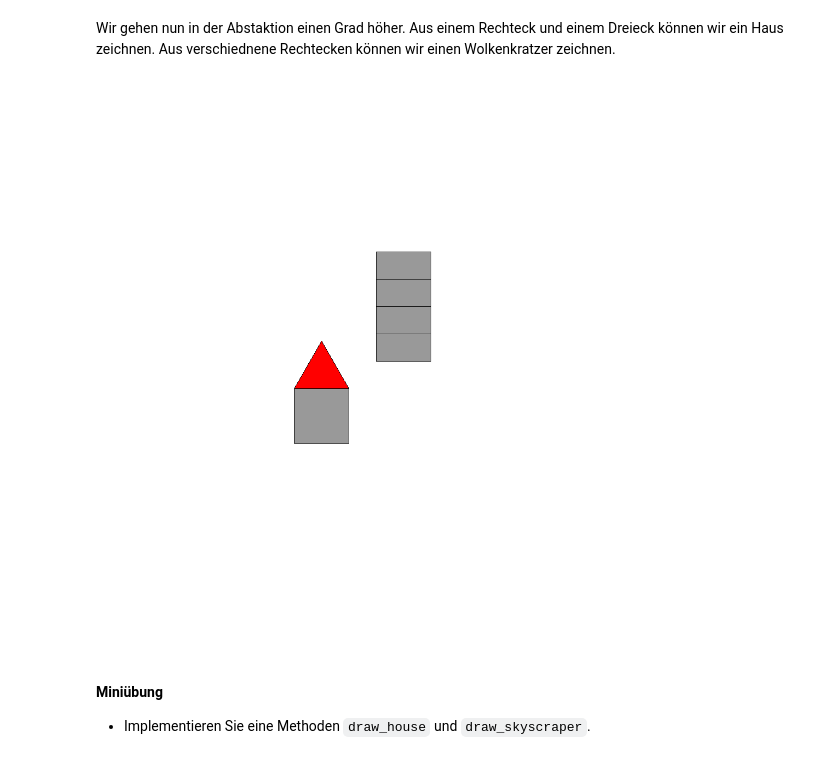
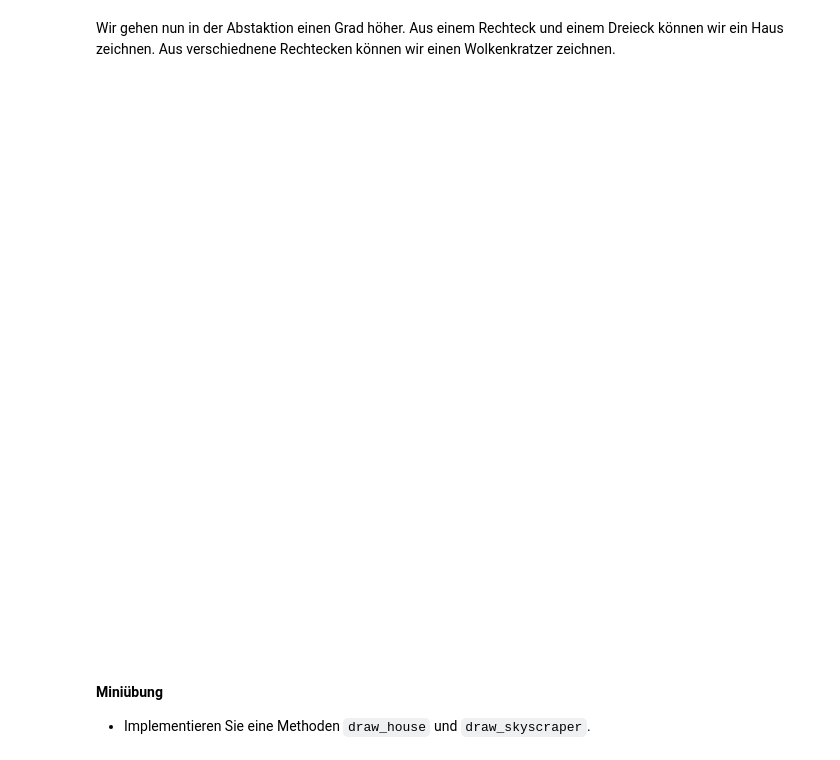
Before and after one commit to unibas-marcelluethi/eidp-notebooks-hs22, a Jupyter notebook: city-drawing.ipynb, the cells around one changed output. Saved outputs shown, nothing was run; the diff lists cells and outputs as text; code cells hidden in the pictures.

```diff
--- a/city-drawing.ipynb
+++ b/city-drawing.ipynb
@@ -167,25 +107,20 @@ Wir gehen nun in der Abstaktion einen Grad höher. Aus einem Rechteck und einem
 # %%
 
 # Um das Haus zu zeichnen nutzen wir ein Rechteck und ein Dreieck
 def draw_house(x, y, width, height):
-    draw_rectangle(x, y, width, height)
-    draw_triangle(x, y + height, width)
+    # Ihre Lösung
+    return
 
 def draw_skyscraper(x, y, width, height, num_storeys):
-    storeyHeight = height / num_storeys
-    i = 0
-    while i < num_storeys:
-        draw_rectangle(x, y + i * storeyHeight, width, storeyHeight)
-        i = i + 1
-
-
+    # Ihre Lösung
+    return
 
 turtle.clear()
 draw_house(-150, -150, 100, 100)
 draw_skyscraper(0, 0, 100, 200, 4)
 turtle.display()
 # %% [output]
-[figure, old version]
+[figure, new version]
 # %% [markdown]
 #### Miniübung
 
```
Also changed, not shown: parts of 4 cells of this notebook.
